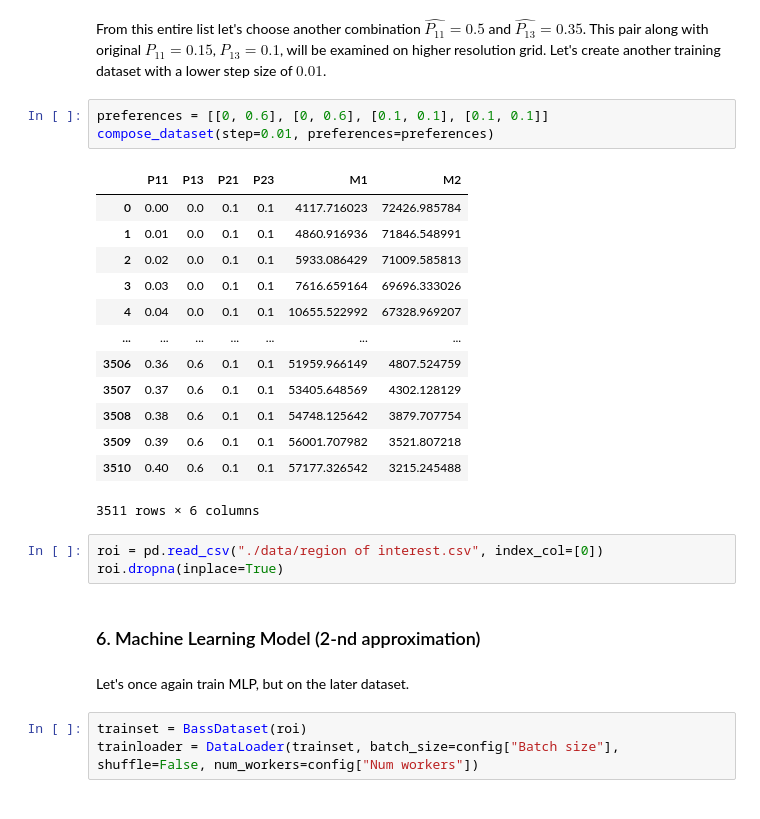
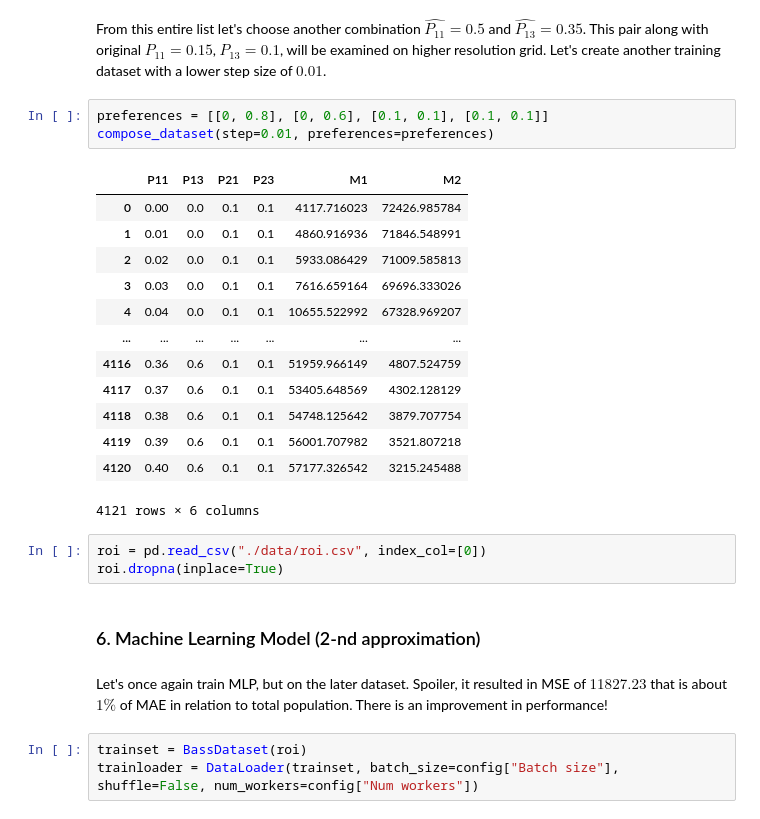
Before and after one commit to DanisAlukaev/Simulation-Modelling, a Jupyter notebook: Assignment 2/Solution.ipynb, the cells around one changed output. Cells and saved outputs as stored; diff of their text form.

```diff
--- a/Assignment 2/Solution.ipynb
+++ b/Assignment 2/Solution.ipynb
@@ -556,29 +573,29 @@ data[(abs(data["M1 (pred.)"] - M1) / TOTAL < 0.07) & (abs(data["M2 (pred.)"] - M
 # %% [markdown]
 From this entire list let's choose another combination $\hat{P_{11}}=0.5$ and $\hat{P_{13}}=0.35$. This pair along with original $P_{11}=0.15$, $P_{13}=0.1$, will be examined on higher resolution grid. Let's create another training dataset with a lower step size of $0.01$.
 # %%
-preferences = [[0, 0.6], [0, 0.6], [0.1, 0.1], [0.1, 0.1]]
+preferences = [[0, 0.8], [0, 0.6], [0.1, 0.1], [0.1, 0.1]]
 compose_dataset(step=0.01, preferences=preferences)
 # %% [output]
 |  | P11 | P13 | P21 | P23 | M1 | M2 |
 | 0 | 0.00 | 0.0 | 0.1 | 0.1 | 4117.716023 | 72426.985784 |
 | 1 | 0.01 | 0.0 | 0.1 | 0.1 | 4860.916936 | 71846.548991 |
 | 2 | 0.02 | 0.0 | 0.1 | 0.1 | 5933.086429 | 71009.585813 |
 | 3 | 0.03 | 0.0 | 0.1 | 0.1 | 7616.659164 | 69696.333026 |
 | 4 | 0.04 | 0.0 | 0.1 | 0.1 | 10655.522992 | 67328.969207 |
 | ... | ... | ... | ... | ... | ... | ... |
-| 3506 | 0.36 | 0.6 | 0.1 | 0.1 | 51959.966149 | 4807.524759 |
-| 3507 | 0.37 | 0.6 | 0.1 | 0.1 | 53405.648569 | 4302.128129 |
-| 3508 | 0.38 | 0.6 | 0.1 | 0.1 | 54748.125642 | 3879.707754 |
-| 3509 | 0.39 | 0.6 | 0.1 | 0.1 | 56001.707982 | 3521.807218 |
-| 3510 | 0.40 | 0.6 | 0.1 | 0.1 | 57177.326542 | 3215.245488 |
+| 4116 | 0.36 | 0.6 | 0.1 | 0.1 | 51959.966149 | 4807.524759 |
+| 4117 | 0.37 | 0.6 | 0.1 | 0.1 | 53405.648569 | 4302.128129 |
+| 4118 | 0.38 | 0.6 | 0.1 | 0.1 | 54748.125642 | 3879.707754 |
+| 4119 | 0.39 | 0.6 | 0.1 | 0.1 | 56001.707982 | 3521.807218 |
+| 4120 | 0.40 | 0.6 | 0.1 | 0.1 | 57177.326542 | 3215.245488 |
-3511 rows × 6 columns
+4121 rows × 6 columns
 # %%
-roi = pd.read_csv("./data/region of interest.csv", index_col=[0])
+roi = pd.read_csv("./data/roi.csv", index_col=[0])
 roi.dropna(inplace=True)
 # %% [markdown]
 ### 6. Machine Learning Model (2-nd approximation)
 # %% [markdown]
-Let's once again train MLP, but on the later dataset.
+Let's once again train MLP, but on the later dataset. Spoiler, it resulted in MSE of $11827.23$ that is about $1 \%$ of MAE in relation to total population. There is an improvement in performance!
 # %%
 trainset = BassDataset(roi)
 trainloader = DataLoader(trainset, batch_size=config["Batch size"], shuffle=False, num_workers=config["Num workers"])
```
Also changed, not shown: parts of 17 cells of this notebook, 2 other files.
